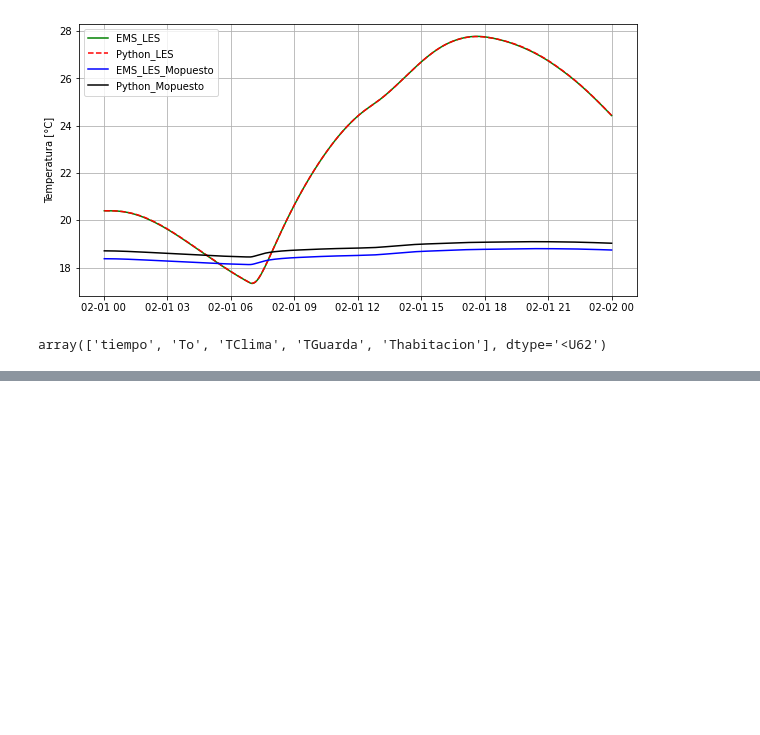
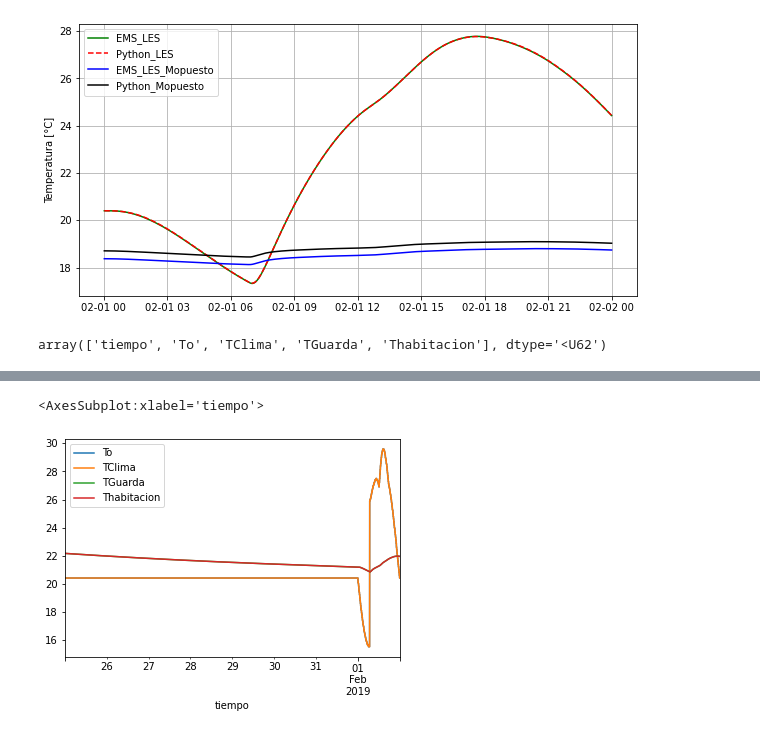
Before and after one commit to gabyagaa/LES, a Jupyter notebook: libretas/220427_PythonLes.ipynb, the cells around one changed output, grey strips where cells are left out. Cells and saved outputs as stored; diff of their text form; code cells hidden in the pictures; blank space fills up the shorter version.

```diff
--- a/libretas/220427_PythonLes.ipynb
+++ b/libretas/220427_PythonLes.ipynb
@@ -135,3 +133,10 @@ python_Mopuesto = importa('../Datos/LES_python_Mopuesto.txt',nombres3)
+# %%
+python_muros = importa('../IDF/LES_python/LES_python_Muros.csv',nombres3)
+# %%
+python_muros.plot()
+# %% [output]
+<AxesSubplot:xlabel='tiempo'>
+[figure, added]
 # %%
 python_Mopuesto.plot()
 # %% [output]
```
Also changed, not shown: parts of 5 cells of this notebook, 10 other files.
